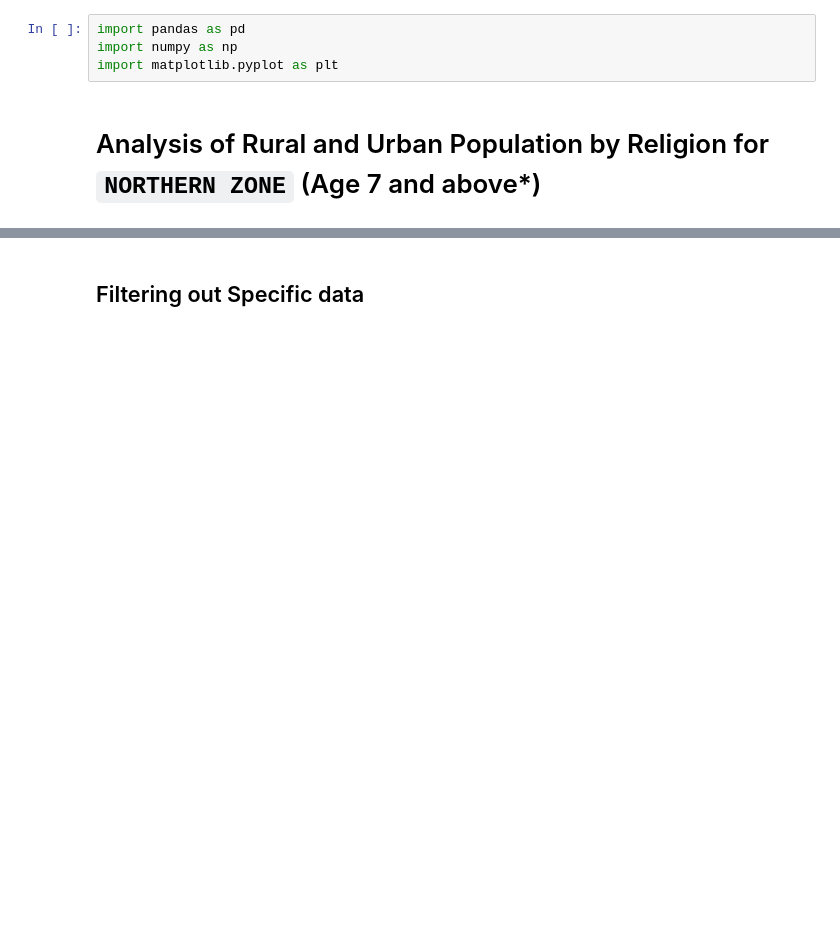
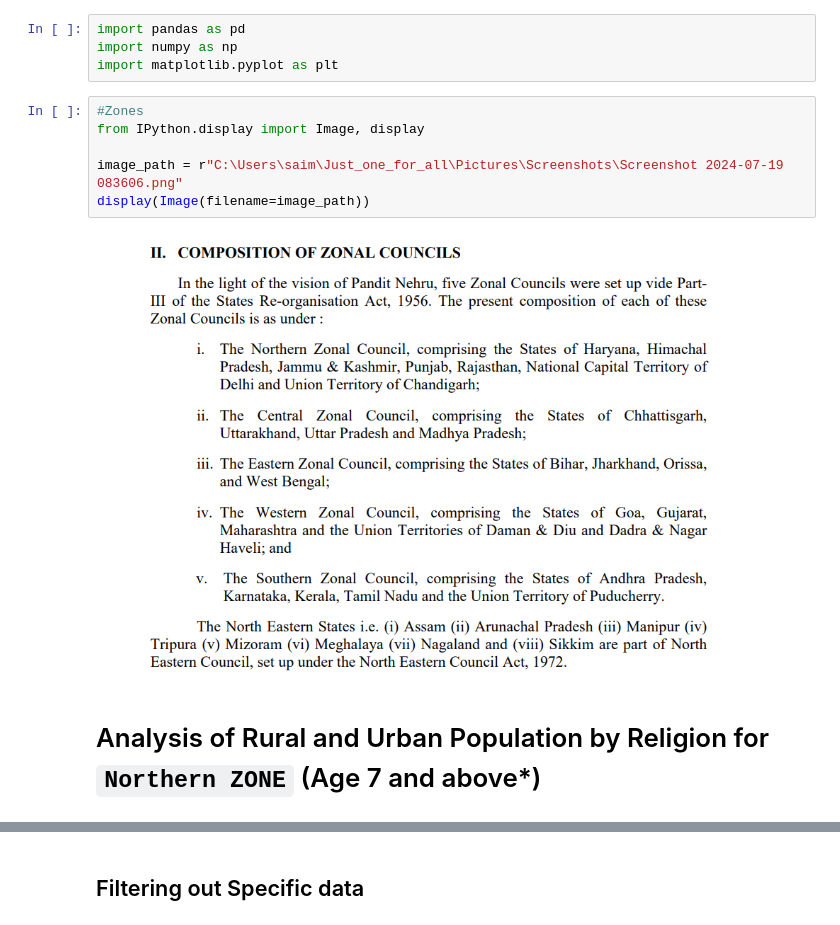
Before and after one commit to Shubham18024/Census_Analysis, a Jupyter notebook: Shubham18024/Zone_wise_comparison_L0102.ipynb, the cells around one changed output, grey strips where cells are left out. Cells and saved outputs as stored; diff of their text form; blank space fills up the shorter version.

```diff
--- a/Shubham18024/Zone_wise_comparison_L0102.ipynb
+++ b/Shubham18024/Zone_wise_comparison_L0102.ipynb
@@ -4,7 +25,15 @@
 import pandas as pd
 import numpy as np
 import matplotlib.pyplot as plt
+# %%
+#Zones
+from IPython.display import Image, display
+
+image_path = r"C:\Users\saim\Just_one_for_all\Pictures\Screenshots\Screenshot 2024-07-19 083606.png"
+display(Image(filename=image_path))
+# %% [output]
+[figure, added]
 # %% [markdown]
-# Analysis of Rural and Urban Population by Religion for `NORTHERN ZONE` (Age 7 and above*)
+# Analysis of Rural and Urban Population by Religion for `Northern ZONE` (Age 7 and above*)
 # %%
 df=pd.read_csv(r"C:\Users\saim\Just_one_for_all\Desktop\temp\Census_Analysis\Shubham18024\All_Zone_Literacy_Data\Northern_Zone_Raw.csv")
```
Also changed, not shown: parts of 33 cells of this notebook, 1 other file.
